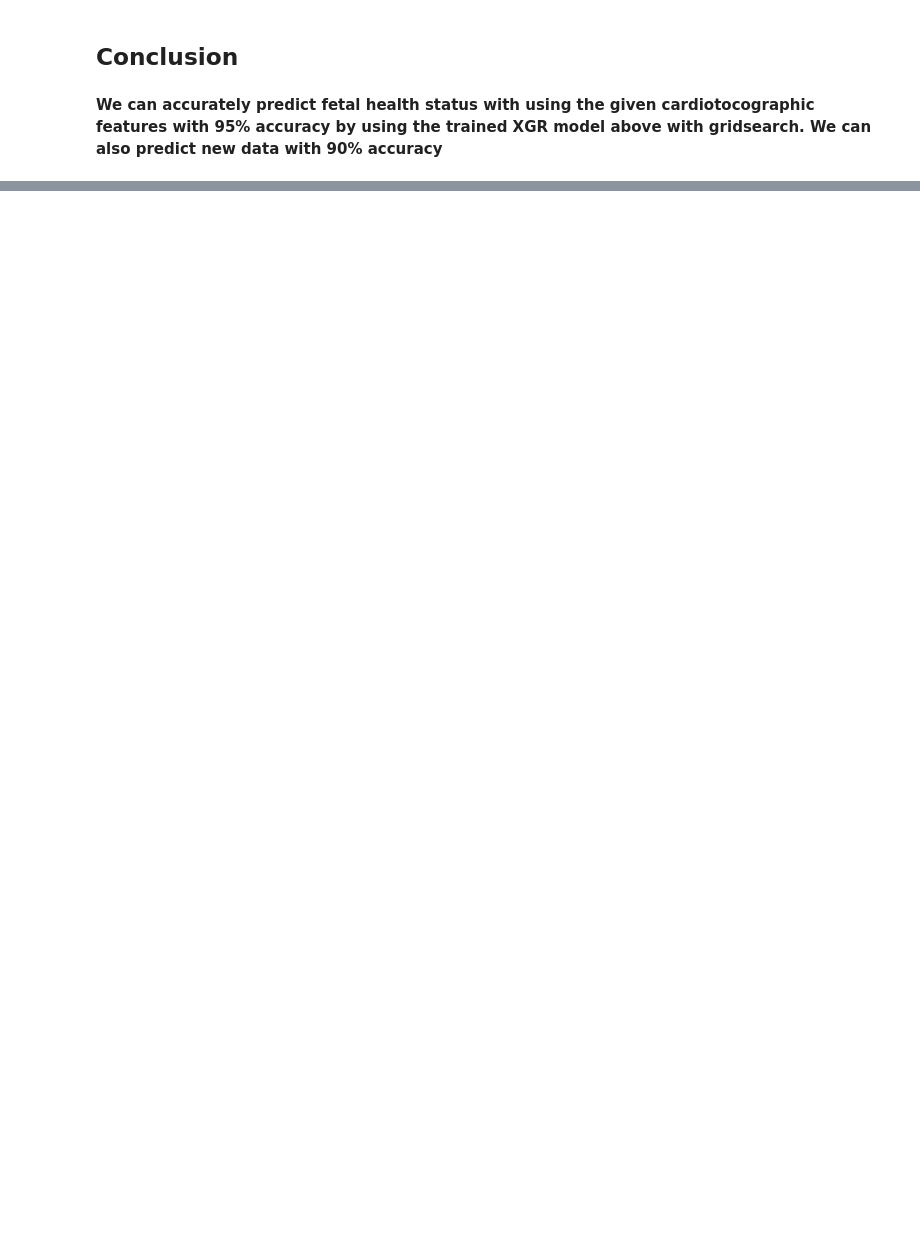
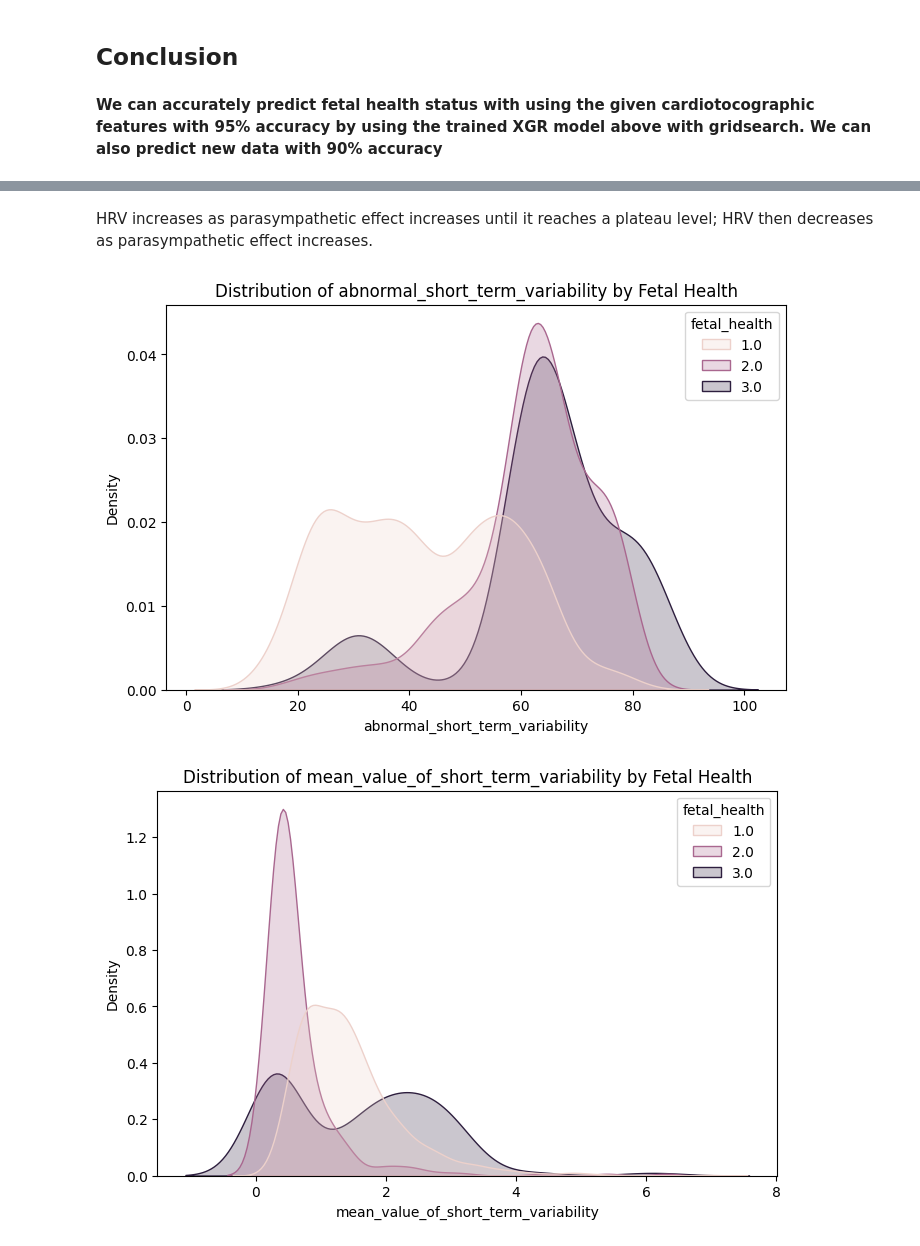
Before and after one commit to ShaneBollinger/Fetal-ANS-Health-Prediction-Project, a Jupyter notebook: TCS__Reproductive_Medicine_ipynb.ipynb, the cells around one changed output, grey strips where cells are left out. Saved outputs shown, nothing was run; the diff lists cells and outputs as text; code cells hidden in the pictures; blank space fills up the shorter version.

```diff
--- a/TCS__Reproductive_Medicine_ipynb.ipynb
+++ b/TCS__Reproductive_Medicine_ipynb.ipynb
@@ -421,0 +459,21 @@ display(comparison_df)
+# %% [markdown]
+HRV increases as parasympathetic effect increases until it reaches a plateau level; HRV then decreases as parasympathetic effect increases.
+# %%
+#Viewing the graphs of variability by fetal health
+variability_features = [
+    'abnormal_short_term_variability',
+    'mean_value_of_short_term_variability',
+    'percentage_of_time_with_abnormal_long_term_variability',
+    'mean_value_of_long_term_variability'
+]
+
+for feature in variability_features:
+    plt.figure(figsize=(8, 5))
+    sns.kdeplot(data=df, x=feature, hue='fetal_health', fill=True, common_norm=False)
+    plt.title(f'Distribution of {feature} by Fetal Health')
+    plt.xlabel(feature)
+    plt.ylabel('Density')
+    plt.show()
+# %% [output]
+[figure, added]
+[figure, added]
```
Also changed, not shown: parts of 15 cells of this notebook.
